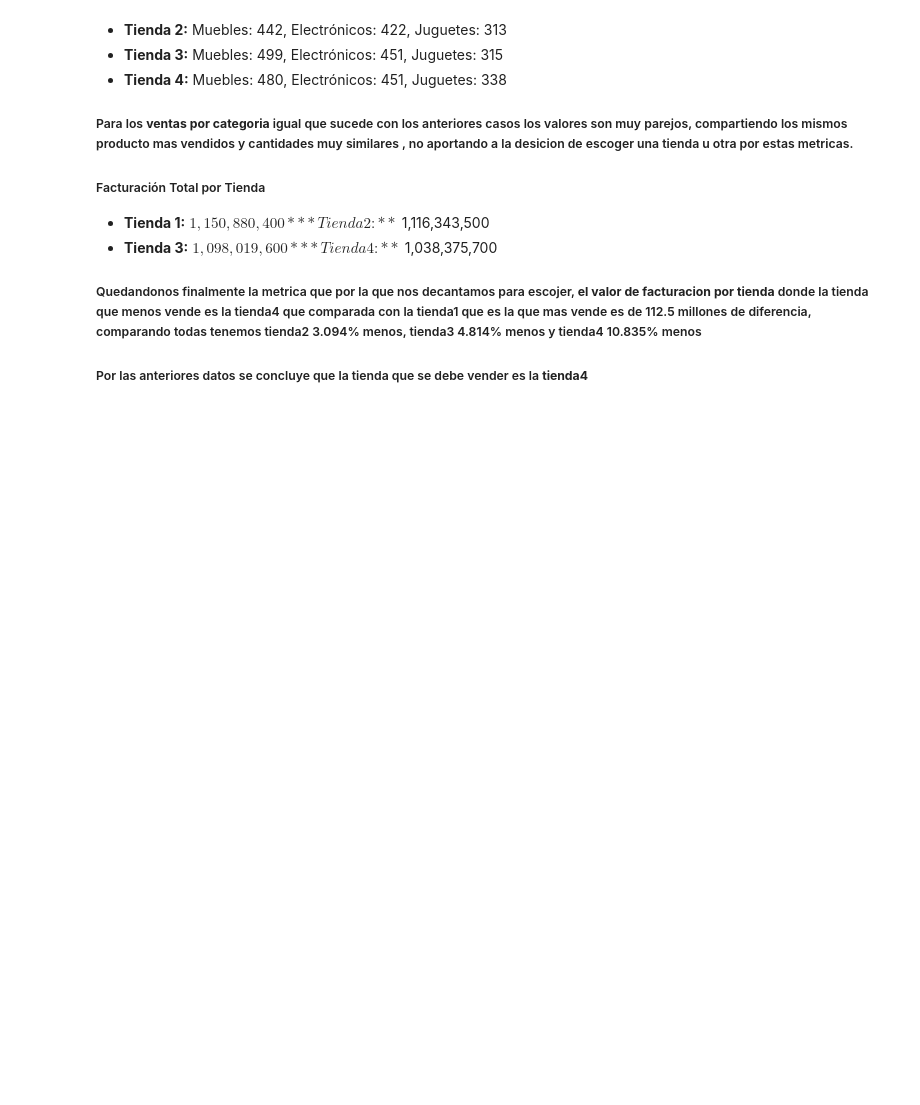
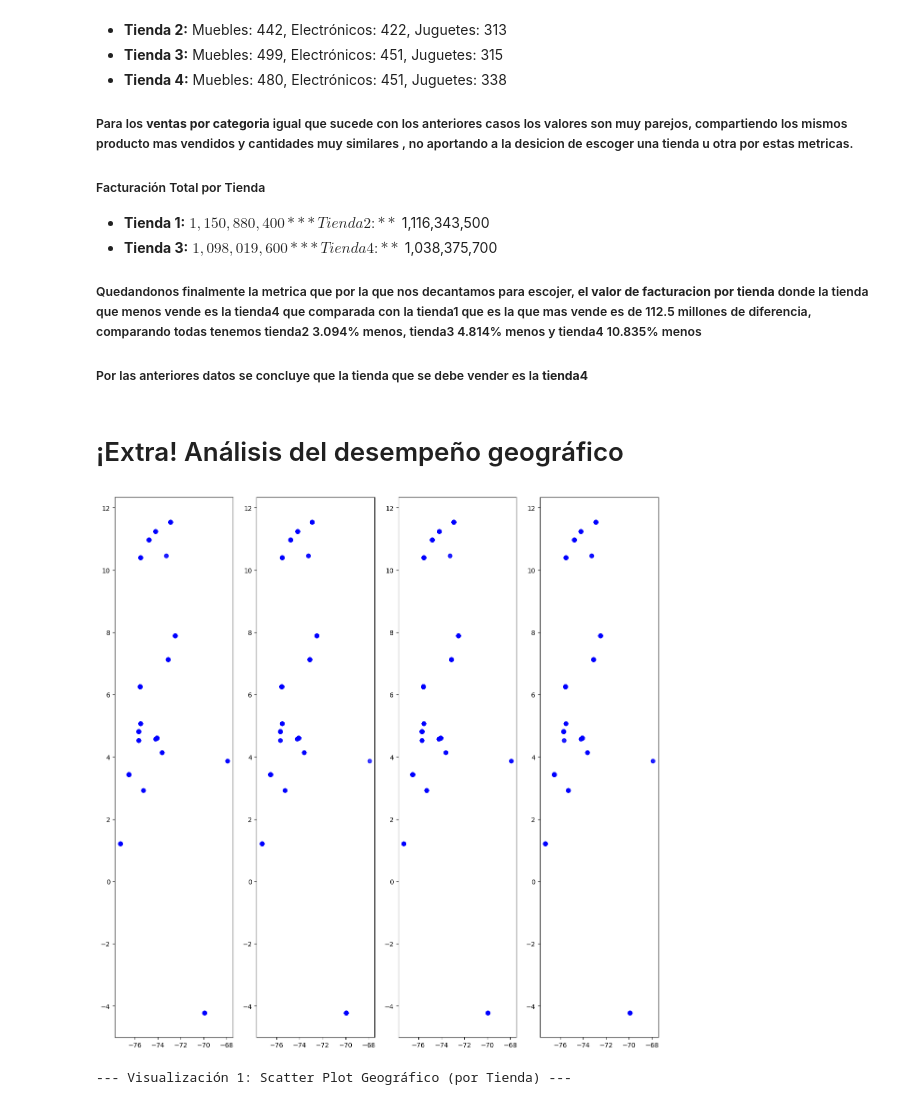
Before and after one commit to OscarBarco/Alura-Challengue2-store, a Jupyter notebook: AluraStoreLatam.ipynb, the cells around one changed output. Drawn from its saved outputs; the diff is of its cells as text; code cells hidden in the pictures; blank space fills up the shorter version.

Commit message:
6. Extra, se agrega analisis por posicion

```diff
--- a/AluraStoreLatam.ipynb
+++ b/AluraStoreLatam.ipynb
@@ -448,3 +458,16 @@ Conclusion: el costo del envio comparado con la facturacion de cada tienda es mu
 *   **Tienda 4:** $1,038,375,700
 ##### Quedandonos finalmente la metrica que por la que nos decantamos para escojer, **el valor de facturacion por tienda** donde la tienda que menos vende es la tienda4  que comparada con la tienda1 que es la que mas vende es de 112.5 millones de diferencia, comparando todas tenemos tienda2 3.094% menos, tienda3 4.814% menos y tienda4 10.835% menos
 ##### Por las anteriores  datos se concluye que la tienda que se debe vender es la **tienda4**
+# %% [markdown]
+# ¡Extra! Análisis del desempeño geográfico
+# %%
+fig, ax =plt.subplots(1,4, figsize=(15,15))
+ax[0].scatter(tienda['lon'], tienda['lat'], alpha=0.5, c='blue')
+ax[1].scatter(tienda2['lon'], tienda2['lat'], alpha=0.5, c='blue')
+ax[2].scatter(tienda3['lon'], tienda3['lat'], alpha=0.5, c='blue')
+ax[3].scatter(tienda4['lon'], tienda4['lat'], alpha=0.5, c='blue')
+plt.show()
+print('--- Visualización 1: Scatter Plot Geográfico (por Tienda) ---')
+# %% [output]
+[figure, added]
+--- Visualización 1: Scatter Plot Geográfico (por Tienda) ---
```
Also changed, not shown: parts of 3 cells of this notebook.
